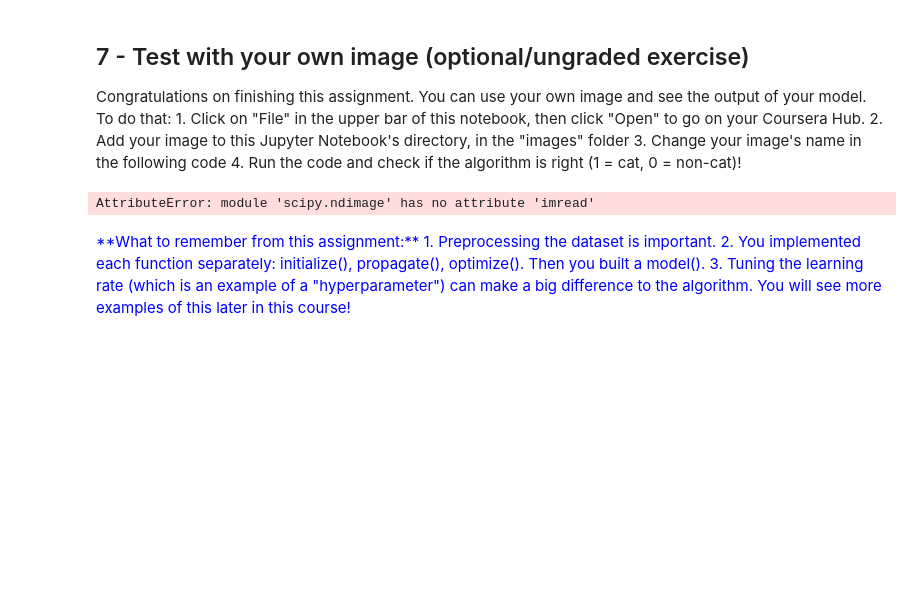
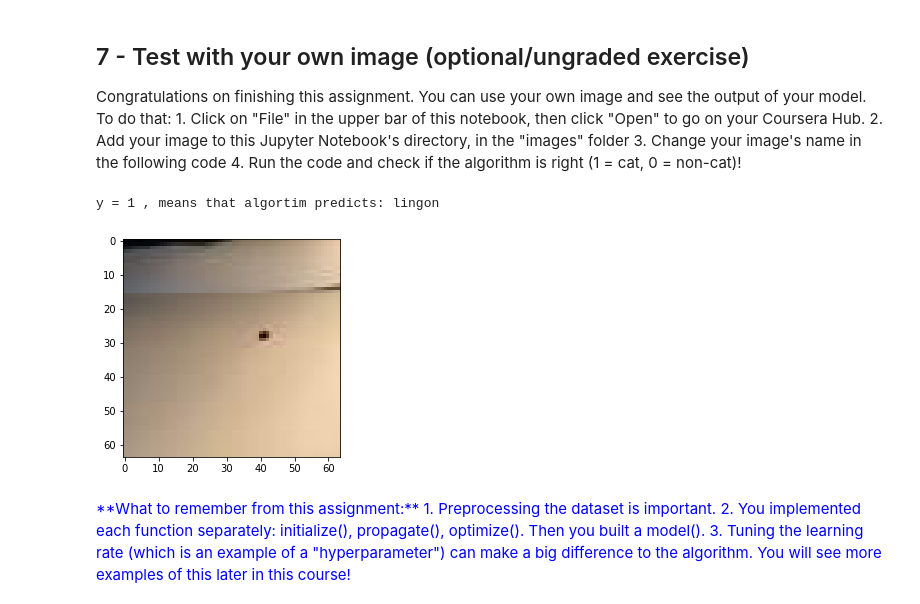
Before and after one commit to tomaslindstrom/lingon_logistic, a Jupyter notebook: Lingon_logistic_model.ipynb, the cells around one changed output. Cells and saved outputs as stored; diff of their text form; code cells hidden in the pictures; blank space fills up the shorter version.

Commit message:
Update Lingon_logistic_model.ipynb
Update and baseline before creating utility and using utility for testing model with different testsets.

```diff
--- a/Lingon_logistic_model.ipynb
+++ b/Lingon_logistic_model.ipynb
@@ -1080,21 +1063,26 @@ Congratulations on finishing this assignment. You can use your own image and see
     4. Run the code and check if the algorithm is right (1 = cat, 0 = non-cat)!
  <a id='ankare_1'></a>
 # %%
-## START CODE HERE ## (PUT YOUR IMAGE NAME)
-my_image = "cat_in_iran.jpg.jpg"   # change this to the name of your image file
+ ## START CODE HERE ## (PUT YOUR IMAGE NAME)
+my_image = "lingon1.jpg"   # change this to the name of your image file
 ## END CODE HERE ##
 
-# We preprocess the image to fit your algorithm.
+# Preprocess the image to fit your algorithm.
+#Create numpy array of image
 fname = "images/" + my_image
-image = np.array(ndimage.imread(fname, flatten=False))
+image_conv = Image.open(fname)
+image_conv = image_conv.resize((num_px,num_px))
+image = np.asarray(image_conv)
 image = image/255.
-my_image = scipy.misc.imresize(image, size=(num_px,num_px)).reshape((1, num_px*num_px*3)).T
+my_image = image.reshape(1, num_px*num_px*3).T
 my_predicted_image = predict(d["w"], d["b"], my_image)
 
 plt.imshow(image)
-print("y = " + str(np.squeeze(my_predicted_image)) + ", your algorithm predicts a \"" + classes[int(np.squeeze(my_predicted_image)),].decode("utf-8") +  "\" picture.")
+print("y = "+str(np.squeeze(int(my_predicted_image)))+ " , means that algortim predicts: "+ classes[np.squeeze(int(my_predicted_image))-1])
+#print("y = " + str(np.squeeze(my_predicted_image)) + ", your algorithm predicts a \"" + classes[int(np.squeeze(my_predicted_image)),].decode("utf-8") +  "\" picture.")
 # %% [output]
-AttributeError: module 'scipy.ndimage' has no attribute 'imread'
+y = 1 , means that algortim predicts: lingon
+[figure, added]
 # %% [markdown]
 <font color='blue'>
 **What to remember from this assignment:**
```
Also changed, not shown: parts of 2 cells of this notebook.
